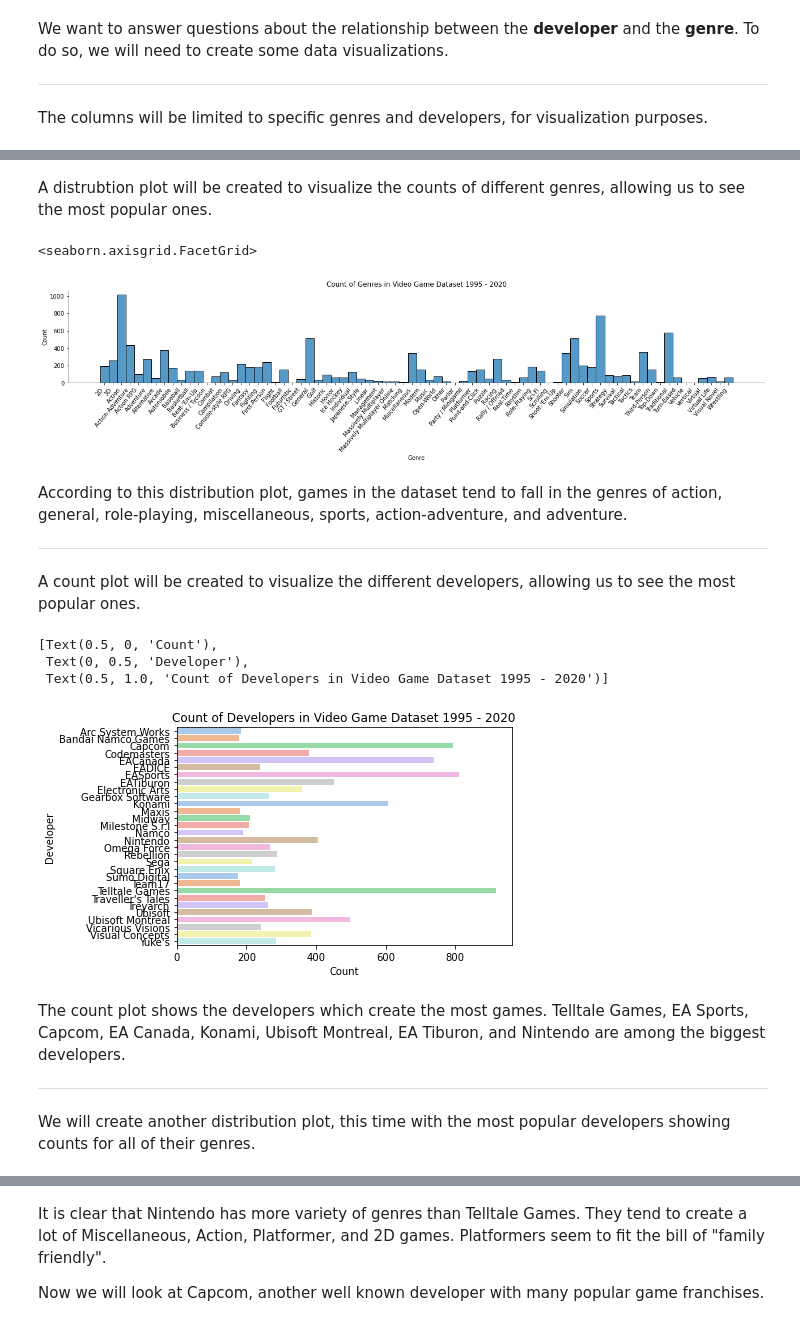
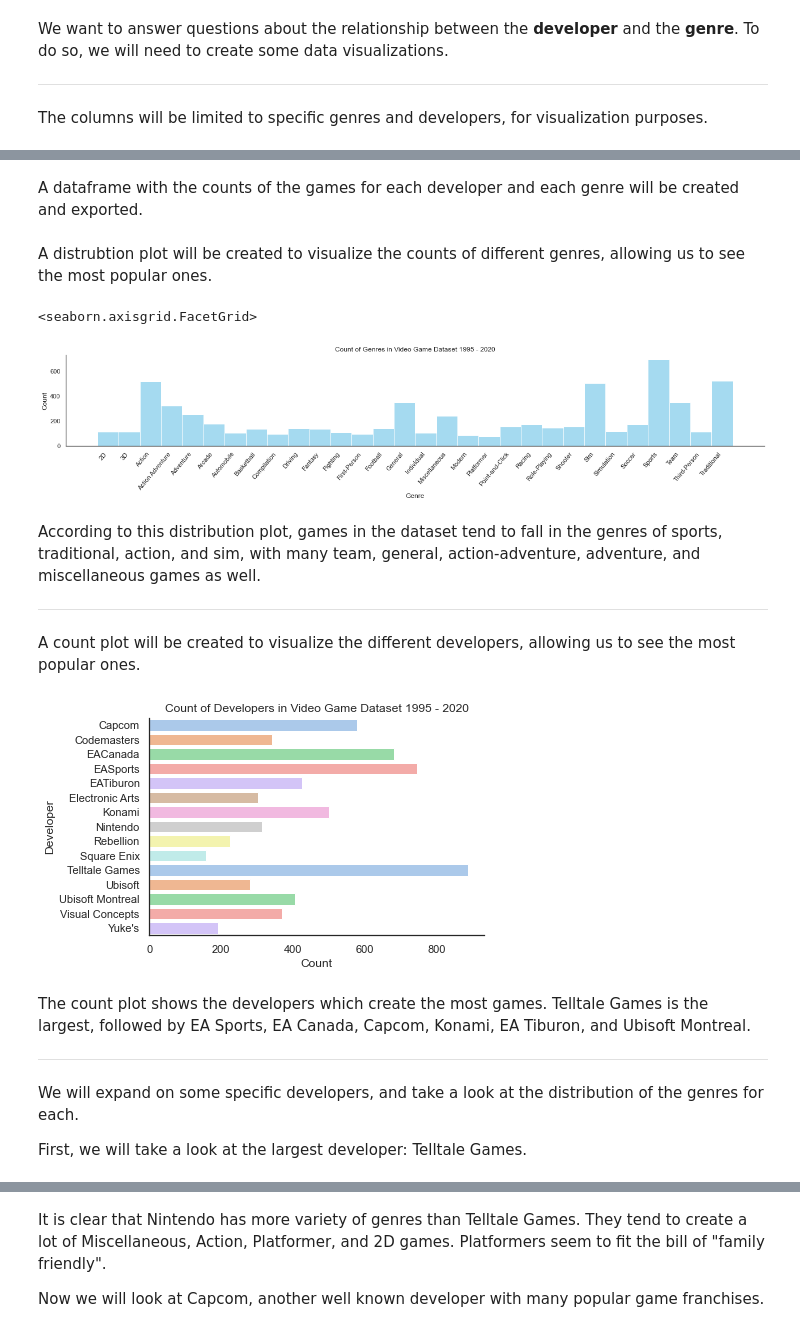
Before and after one commit to ubco-W2022T1-cosc301/project-group07, a Jupyter notebook: notebooks/analysis2.ipynb, the cells around one changed output, grey strips where cells are left out. Cells and saved outputs as stored; diff of their text form; code cells hidden in the pictures.

```diff
--- a/notebooks/analysis2.ipynb
+++ b/notebooks/analysis2.ipynb
@@ -194,0 +168,23 @@ df.head(15)
+# %%
+df = df.drop(columns=["Release Date"])
+# %%
+# selecting specific developers
+list_devs = df["Developer"].value_counts().iloc[:15].rename_axis("Developer").reset_index(name="Count")
+df = df.loc[df["Developer"].isin(list_devs["Developer"])]
+
+# selecting specific genres
+list_genres = df["Genre"].value_counts().iloc[:30].rename_axis("Genre").reset_index(name="Count")
+df = df.loc[df["Genre"].isin(list_genres["Genre"])]
+
+# exporting dataframe
+df.to_csv(r"../data/processed/a2-df.csv", index=False)
+
+# new dataframe with count column
+df_count = pd.DataFrame(df.groupby("Developer")["Genre"].value_counts().rename("Count"))
+df_count.reset_index(inplace=True)
+df_count
+
+# exporting dataframe
+df_count.to_csv(r"../data/processed/a2-df-count.csv", index=False)
+
+df
@@ -194,0 +205,2 @@ df.head(15)
+# %% [markdown]
+A dataframe with the counts of the games for each developer and each genre will be created and exported.
@@ -195,22 +216,24 @@ df.head(15)
 # %% [markdown]
 A distrubtion plot will be created to visualize the counts of different genres, allowing us to see the most popular ones.
 # %%
+sns.set(style="white")
+
 # sort genre alphabetically
 df = df.sort_values("Genre")
 
 # plot distribution of genres
-genre_plot = sns.displot(data=df, x=df["Genre"], height=3, aspect=6)
+genre_plot = sns.displot(data=df, x=df["Genre"], height=3, aspect=6, color="skyblue")
 genre_plot.set(xlabel="Genre", ylabel="Count", title="Count of Genres in Video Game Dataset 1995 - 2020")
 genre_plot.set_xticklabels(rotation=50, ha="right")
 # %% [output]
 <seaborn.axisgrid.FacetGrid>
-[figure, old version]
+[figure, new version]
 # %% [markdown]
-According to this distribution plot, games in the dataset tend to fall in the genres of action, general, role-playing, miscellaneous, sports, action-adventure, and adventure.
+According to this distribution plot, games in the dataset tend to fall in the genres of sports, traditional, action, and sim, with many team, general, action-adventure, adventure, and miscellaneous games as well.
 
 ---
+
+A count plot will be created to visualize the different developers, allowing us to see the most popular ones.
-# %% [markdown]
-A count plot will be created to visualize the different developers, allowing us to see the most popular ones.
 # %%
 # sort developer alphabetically
 df = df.sort_values("Developer")
@@ -218,14 +241,14 @@ df = df.sort_values("Developer")
 # plot count of developers
 dev_plot = sns.countplot(y=df["Developer"], palette="pastel")
 dev_plot.set(xlabel="Count", ylabel="Developer", title="Count of Developers in Video Game Dataset 1995 - 2020")
+sns.despine()
 # %% [output]
-[Text(0.5, 0, 'Count'),
- Text(0, 0.5, 'Developer'),
- Text(0.5, 1.0, 'Count of Developers in Video Game Dataset 1995 - 2020')]
-[figure, old version]
+[figure, new version]
 # %% [markdown]
-The count plot shows the developers which create the most games. Telltale Games,  EA Sports, Capcom, EA Canada, Konami, Ubisoft Montreal, EA Tiburon, and Nintendo are among the biggest developers.
+The count plot shows the developers which create the most games. Telltale Games is the largest, followed by EA Sports, EA Canada, Capcom, Konami, EA Tiburon, and Ubisoft Montreal.
 
 ---
 
-We will create another distribution plot, this time with the most popular developers showing counts for all of their genres.
+We will expand on some specific developers, and take a look at the distribution of the genres for each.
+
+First, we will take a look at the largest developer: Telltale Games.
```
Also changed, not shown: parts of 18 cells of this notebook, 6 other files.
